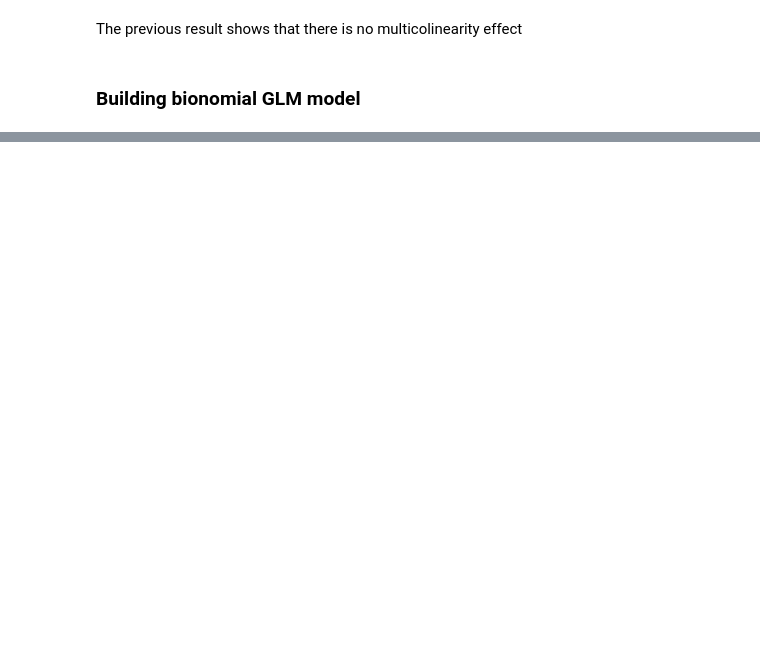
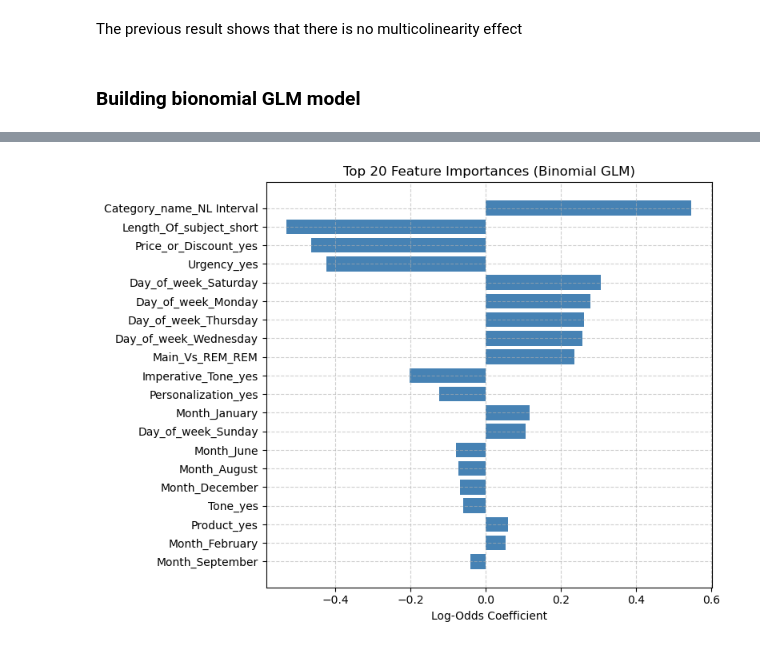
Before and after one commit to ahmad-elgantiry/Emails-Subject-line-Analysis-to-improve-OR-and-CTR, a Jupyter notebook: OR_predictions_model.ipynb, the cells around one changed output, grey strips where cells are left out. Saved outputs shown, nothing was run; the diff lists cells and outputs as text; code cells hidden in the pictures; blank space fills up the shorter version.

```diff
--- a/OR_predictions_model.ipynb
+++ b/OR_predictions_model.ipynb
@@ -565,0 +440,25 @@ Index(['Sent date', 'DD', 'Category name', 'Main vs REM', 'Sendings',
+# %%
+import pandas as pd
+import numpy as np
+
+# Extract coefficients and related stats
+coef_df = pd.DataFrame({
+    'Feature': result.params.index,
+    'Coefficient': result.params.values,
+    'Std_Err': result.bse.values,
+    'p_value': result.pvalues.values
+})
+
+# Add Odds Ratios (exp(coefficient))
+coef_df['Odds_Ratio'] = np.exp(coef_df['Coefficient'])
+
+# Sort by absolute impact
+coef_df = coef_df.reindex(coef_df['Coefficient'].abs().sort_values(ascending=False).index)
+
+# Keep top 20 (excluding intercept)
+top20 = coef_df[coef_df['Feature'] != 'const'].head(20)
+
+# Display nicely formatted
+pd.set_option('display.float_format', '{:.4f}'.format)
+print("\n📊 Top 20 Most Important Features (by absolute coefficient size):\n")
+print(top20)
@@ -565,0 +483,13 @@ Index(['Sent date', 'DD', 'Category name', 'Main vs REM', 'Sendings',
+# %%
+import matplotlib.pyplot as plt
+
+plt.figure(figsize=(8, 6))
+plt.barh(top20['Feature'], top20['Coefficient'], color='steelblue')
+plt.xlabel('Log-Odds Coefficient')
+plt.title('Top 20 Feature Importances (Binomial GLM)')
+plt.gca().invert_yaxis()
+plt.grid(True, linestyle='--', alpha=0.6)
+plt.tight_layout()
+plt.show()
+# %% [output]
+[figure, added]
```
Also changed, not shown: parts of 63 cells of this notebook, 1 other file.
